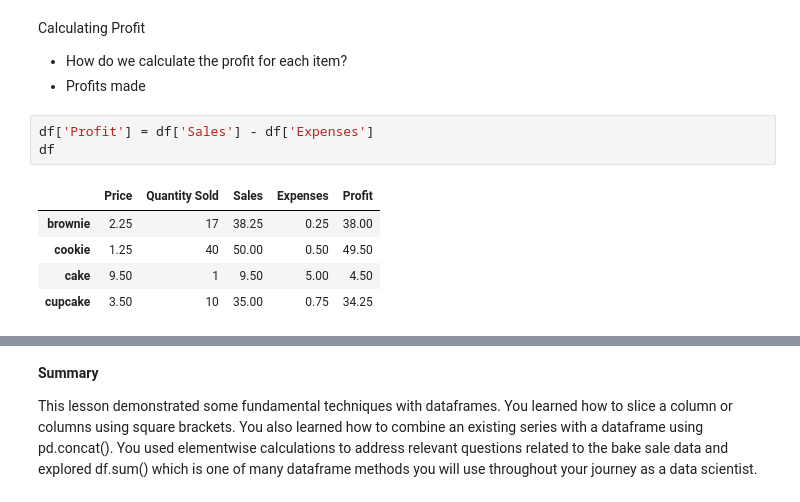
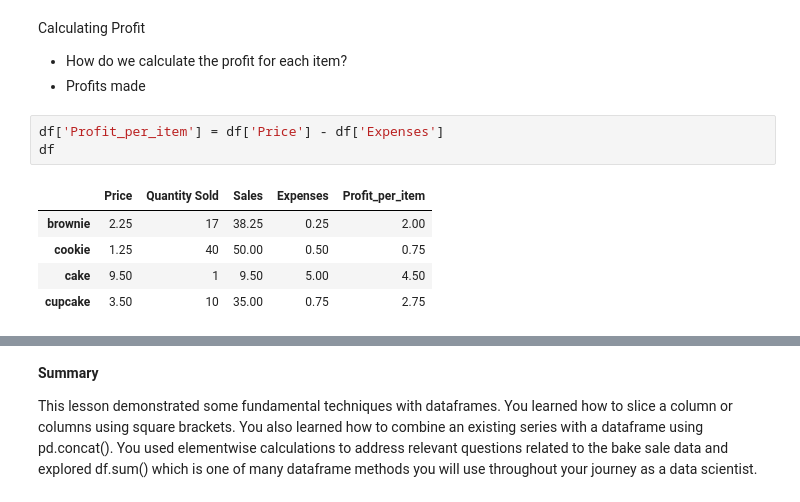
Before and after one commit to ayebaishmo/RDSB, a Jupyter notebook: pan/17th-Feb-2025/Pandas_Data_Manipulation_Serie_1.ipynb, the cells around one changed output, grey strips where cells are left out. Cells and saved outputs as stored; diff of their text form.

```diff
--- a/pan/17th-Feb-2025/Pandas_Data_Manipulation_Serie_1.ipynb
+++ b/pan/17th-Feb-2025/Pandas_Data_Manipulation_Serie_1.ipynb
@@ -636,11 +636,11 @@ Calculating Profit
 * How do we calculate the profit for each item?
 * Profits made
 # %%
-df['Profit'] = df['Sales'] - df['Expenses']
+df['Profit_per_item'] = df['Price'] - df['Expenses']
 df
 # %% [output]
-|  | Price | Quantity Sold | Sales | Expenses | Profit |
-| brownie | 2.25 | 17 | 38.25 | 0.25 | 38.00 |
-| cookie | 1.25 | 40 | 50.00 | 0.50 | 49.50 |
+|  | Price | Quantity Sold | Sales | Expenses | Profit_per_item |
+| brownie | 2.25 | 17 | 38.25 | 0.25 | 2.00 |
+| cookie | 1.25 | 40 | 50.00 | 0.50 | 0.75 |
 | cake | 9.50 | 1 | 9.50 | 5.00 | 4.50 |
-| cupcake | 3.50 | 10 | 35.00 | 0.75 | 34.25 |
+| cupcake | 3.50 | 10 | 35.00 | 0.75 | 2.75 |
```
Also changed, not shown: parts of 21 cells of this notebook, 1 other file.
